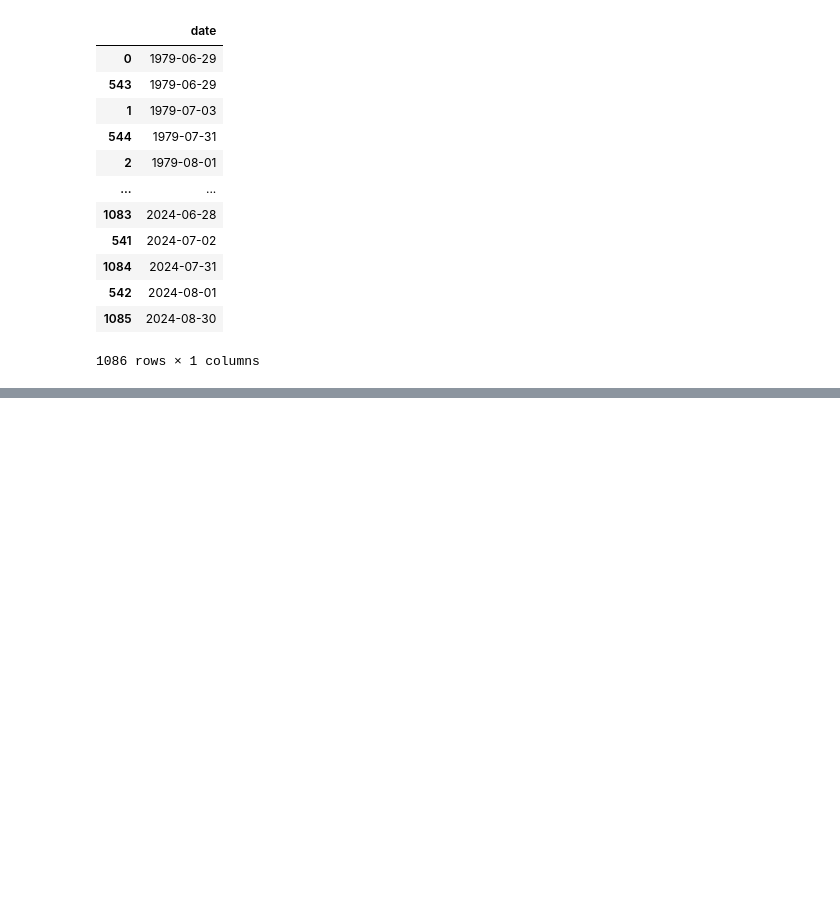
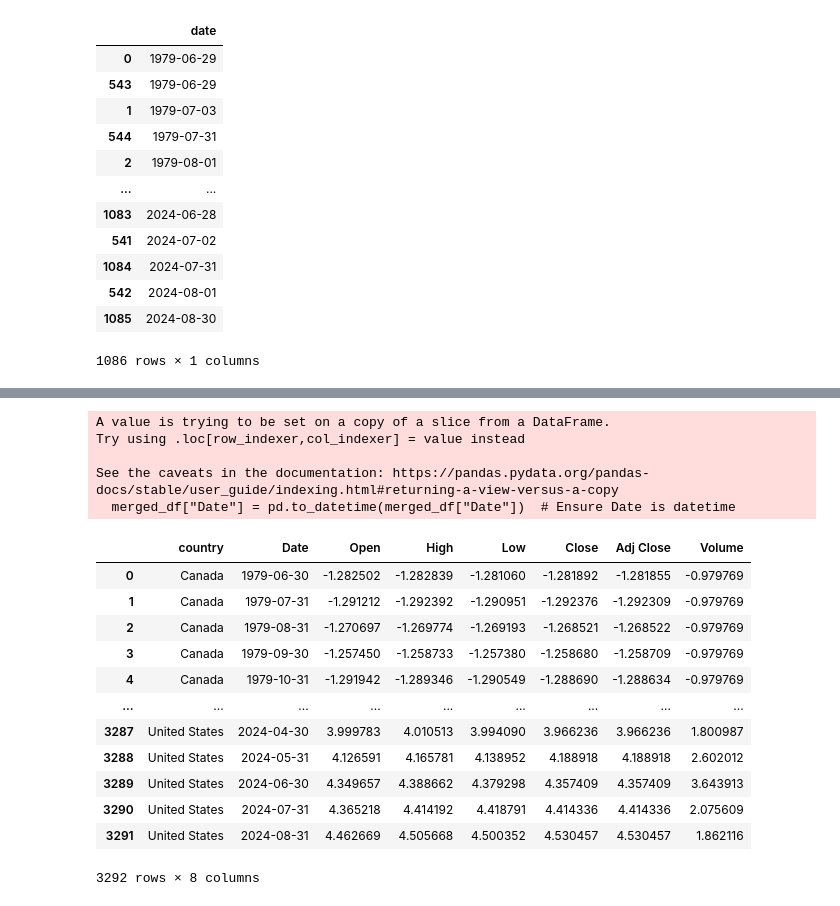
Before and after one commit to Luwate/macroeconomics-project, a Jupyter notebook: indices.ipynb, the cells around one changed output, grey strips where cells are left out. Drawn from its saved outputs; the diff is of its cells as text; code cells hidden in the pictures; blank space fills up the shorter version.

```diff
--- a/indices.ipynb
+++ b/indices.ipynb
@@ -246,0 +351,26 @@ canada_df[canada_df["Date"].isin(new["date"])]
+# %%
+merged_df["Date"] = pd.to_datetime(merged_df["Date"])  # Ensure Date is datetime
+
+indices_monthly = merged_df.set_index("Date").groupby("country").resample("M").mean().reset_index()
+# %% [output]
+A value is trying to be set on a copy of a slice from a DataFrame.
+Try using .loc[row_indexer,col_indexer] = value instead
+
+See the caveats in the documentation: https://pandas.pydata.org/pandas-docs/stable/user_guide/indexing.html#returning-a-view-versus-a-copy
+  merged_df["Date"] = pd.to_datetime(merged_df["Date"])  # Ensure Date is datetime
+# %%
+indices_monthly
+# %% [output]
+|  | country | Date | Open | High | Low | Close | Adj Close | Volume |
+| 0 | Canada | 1979-06-30 | -1.282502 | -1.282839 | -1.281060 | -1.281892 | -1.281855 | -0.979769 |
+| 1 | Canada | 1979-07-31 | -1.291212 | -1.292392 | -1.290951 | -1.292376 | -1.292309 | -0.979769 |
+| 2 | Canada | 1979-08-31 | -1.270697 | -1.269774 | -1.269193 | -1.268521 | -1.268522 | -0.979769 |
+| 3 | Canada | 1979-09-30 | -1.257450 | -1.258733 | -1.257380 | -1.258680 | -1.258709 | -0.979769 |
+| 4 | Canada | 1979-10-31 | -1.291942 | -1.289346 | -1.290549 | -1.288690 | -1.288634 | -0.979769 |
+| ... | ... | ... | ... | ... | ... | ... | ... | ... |
+| 3287 | United States | 2024-04-30 | 3.999783 | 4.010513 | 3.994090 | 3.966236 | 3.966236 | 1.800987 |
+| 3288 | United States | 2024-05-31 | 4.126591 | 4.165781 | 4.138952 | 4.188918 | 4.188918 | 2.602012 |
+| 3289 | United States | 2024-06-30 | 4.349657 | 4.388662 | 4.379298 | 4.357409 | 4.357409 | 3.643913 |
+| 3290 | United States | 2024-07-31 | 4.365218 | 4.414192 | 4.418791 | 4.414336 | 4.414336 | 2.075609 |
+| 3291 | United States | 2024-08-31 | 4.462669 | 4.505668 | 4.500352 | 4.530457 | 4.530457 | 1.862116 |
+3292 rows × 8 columns
```
Also changed, not shown: parts of 16 cells of this notebook, 12 other files.
